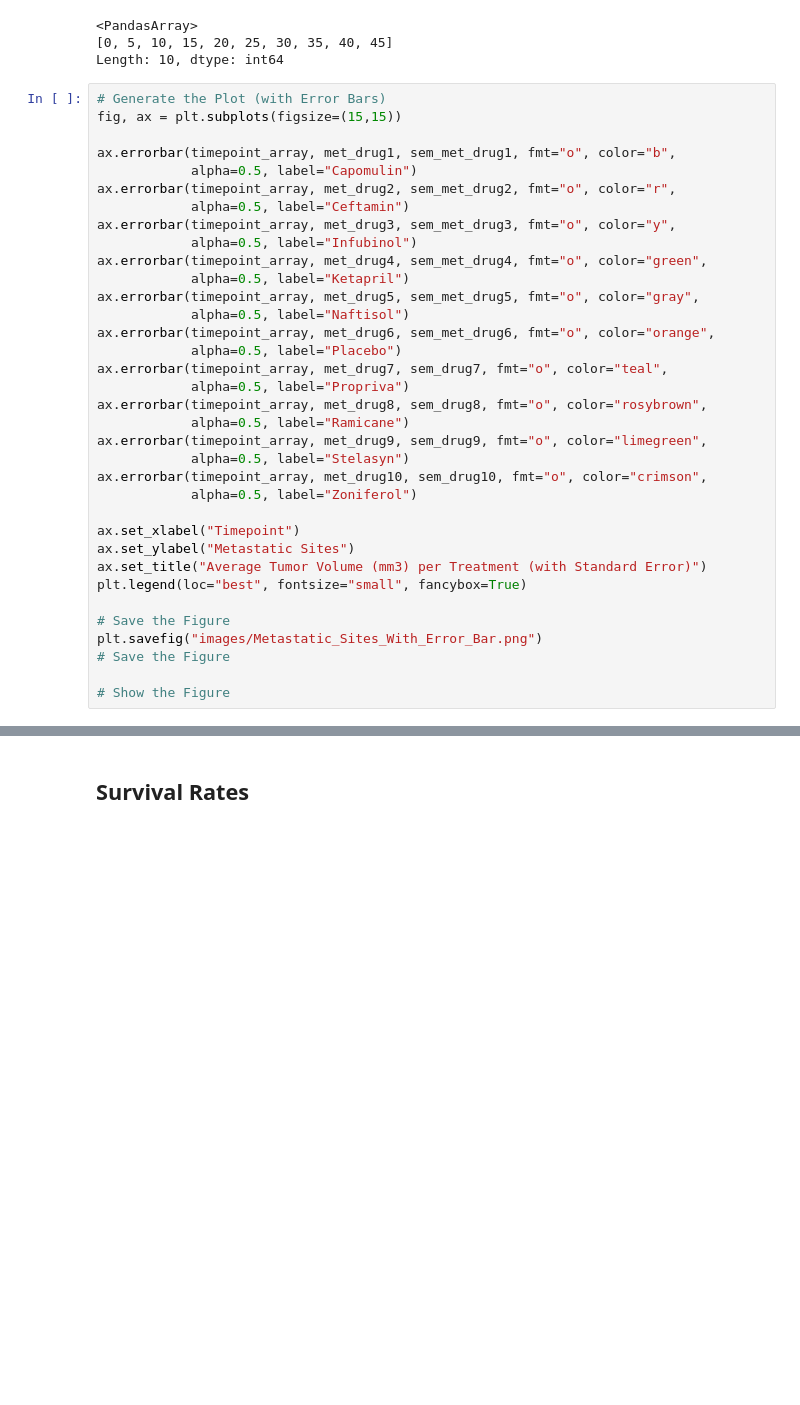
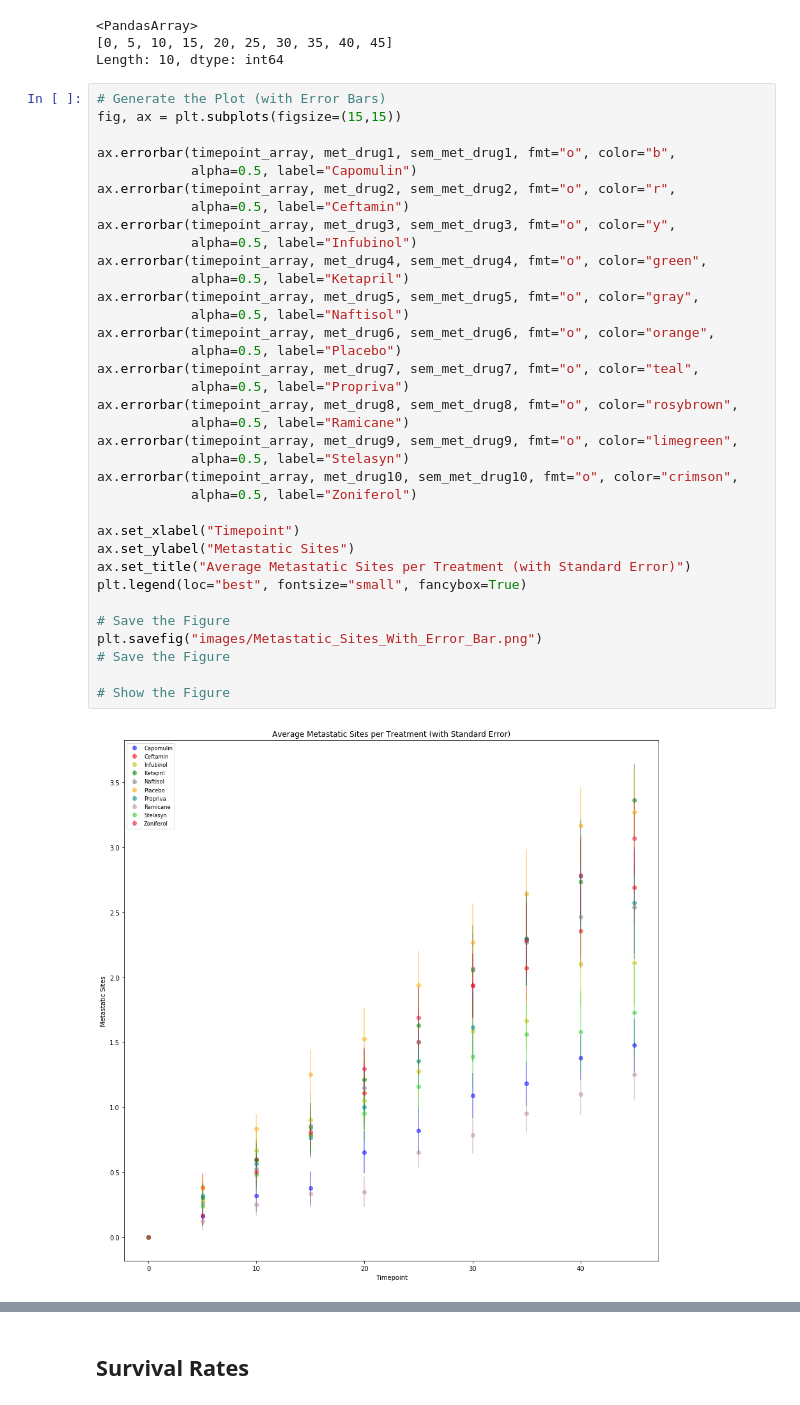
Before and after one commit to avbui-coat/matplotlib-challenge, a Jupyter notebook: Pymaceuticals/pymaceuticals_starter.ipynb, the cells around one changed output, grey strips where cells are left out. Cells and saved outputs as stored; diff of their text form; blank space fills up the shorter version.

```diff
--- a/Pymaceuticals/pymaceuticals_starter.ipynb
+++ b/Pymaceuticals/pymaceuticals_starter.ipynb
@@ -420,38 +420,40 @@ Length: 10, dtype: int64
 # %%
 # Generate the Plot (with Error Bars)
 fig, ax = plt.subplots(figsize=(15,15))
 
 ax.errorbar(timepoint_array, met_drug1, sem_met_drug1, fmt="o", color="b",
             alpha=0.5, label="Capomulin")
 ax.errorbar(timepoint_array, met_drug2, sem_met_drug2, fmt="o", color="r",
             alpha=0.5, label="Ceftamin")
 ax.errorbar(timepoint_array, met_drug3, sem_met_drug3, fmt="o", color="y",
             alpha=0.5, label="Infubinol")
 ax.errorbar(timepoint_array, met_drug4, sem_met_drug4, fmt="o", color="green",
             alpha=0.5, label="Ketapril")
 ax.errorbar(timepoint_array, met_drug5, sem_met_drug5, fmt="o", color="gray",
             alpha=0.5, label="Naftisol")
 ax.errorbar(timepoint_array, met_drug6, sem_met_drug6, fmt="o", color="orange",
             alpha=0.5, label="Placebo")
-ax.errorbar(timepoint_array, met_drug7, sem_drug7, fmt="o", color="teal",
+ax.errorbar(timepoint_array, met_drug7, sem_met_drug7, fmt="o", color="teal",
             alpha=0.5, label="Propriva")
-ax.errorbar(timepoint_array, met_drug8, sem_drug8, fmt="o", color="rosybrown",
+ax.errorbar(timepoint_array, met_drug8, sem_met_drug8, fmt="o", color="rosybrown",
             alpha=0.5, label="Ramicane")
-ax.errorbar(timepoint_array, met_drug9, sem_drug9, fmt="o", color="limegreen",
+ax.errorbar(timepoint_array, met_drug9, sem_met_drug9, fmt="o", color="limegreen",
             alpha=0.5, label="Stelasyn")
-ax.errorbar(timepoint_array, met_drug10, sem_drug10, fmt="o", color="crimson",
+ax.errorbar(timepoint_array, met_drug10, sem_met_drug10, fmt="o", color="crimson",
             alpha=0.5, label="Zoniferol")
 
 ax.set_xlabel("Timepoint")
 ax.set_ylabel("Metastatic Sites")
-ax.set_title("Average Tumor Volume (mm3) per Treatment (with Standard Error)")
+ax.set_title("Average Metastatic Sites per Treatment (with Standard Error)")
 plt.legend(loc="best", fontsize="small", fancybox=True)
 
 # Save the Figure
 plt.savefig("images/Metastatic_Sites_With_Error_Bar.png")
 # Save the Figure
 
 # Show the Figure
+# %% [output]
+[figure, added]
 # %% [markdown]
 ![Metastatic Spread During Treatment](../Images/spread.png)
 # %% [markdown]
```
Also changed, not shown: parts of 3 cells of this notebook.
